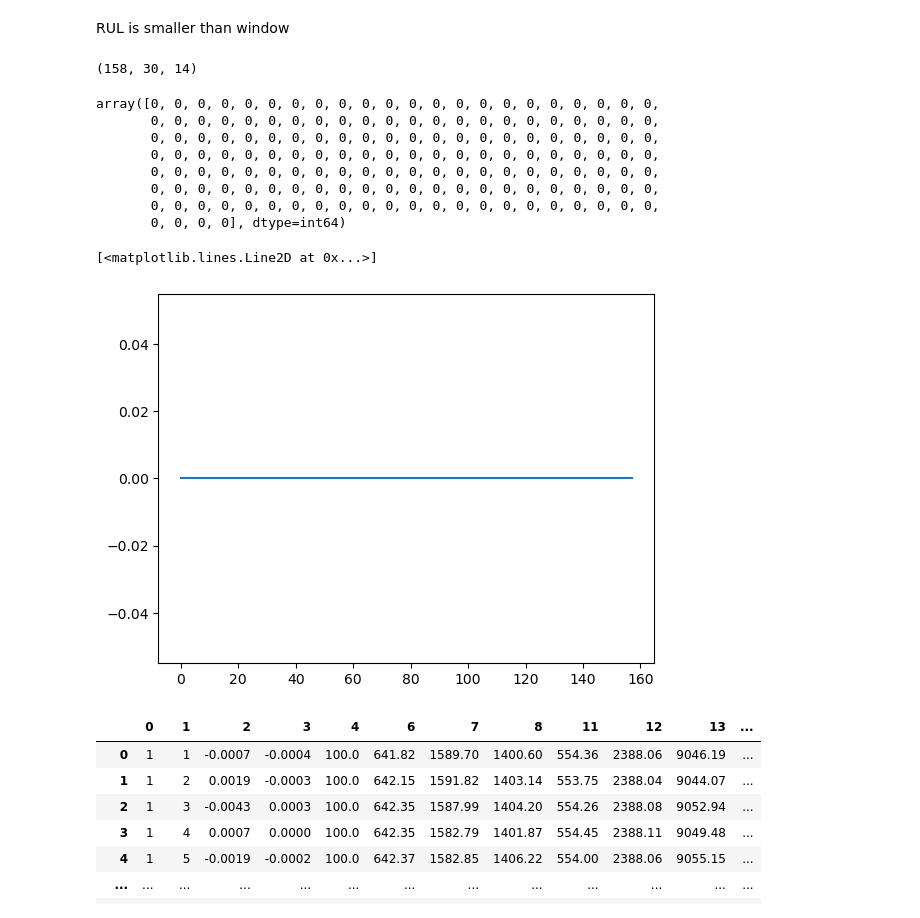
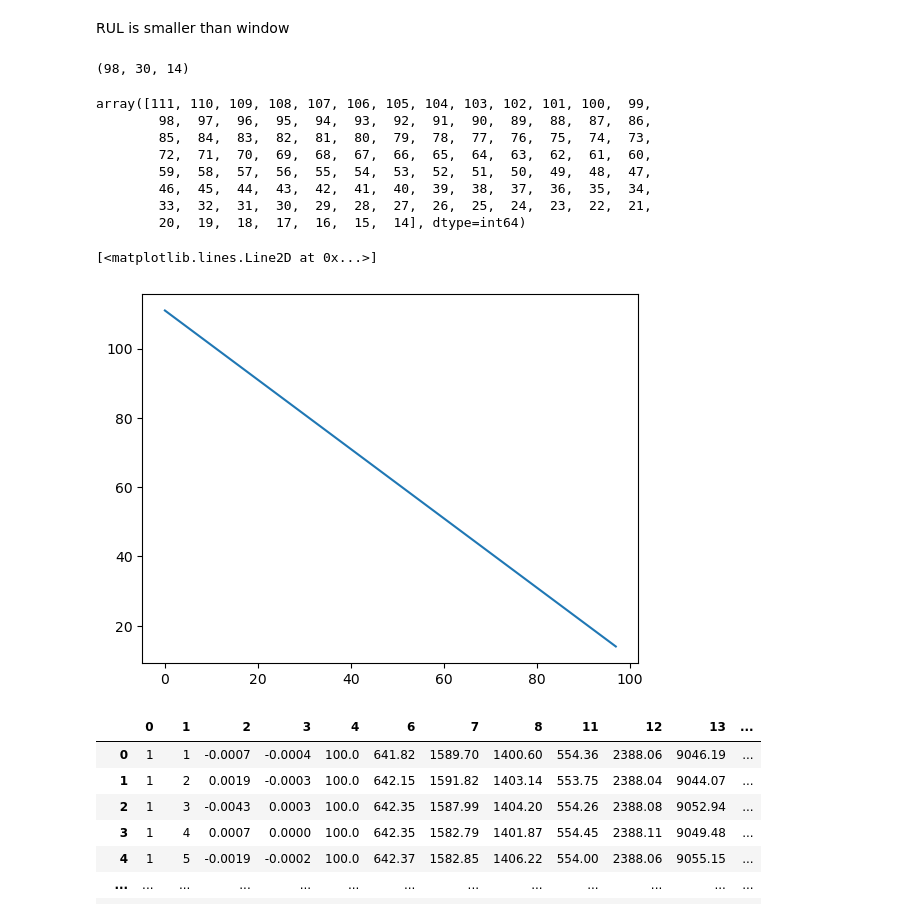
Before and after one commit to RangerCoF/CMPSS_RUL, a Jupyter notebook: main.ipynb, the cells around one changed output. Cells and saved outputs as stored; diff of their text form; code cells hidden in the pictures.

```diff
--- a/main.ipynb
+++ b/main.ipynb
@@ -73,25 +73,25 @@ train_label = np.array(train_label)
 # %% [markdown]
 RUL is smaller than window
 # %%
-train_X[train_unit==40].shape
+train_X[train_unit==39].shape
 # %% [output]
-(158, 30, 14)
+(98, 30, 14)
 # %%
-train_label[train_unit==40]
+train_label[train_unit==39]
 # %% [output]
-array([0, 0, 0, 0, 0, 0, 0, 0, 0, 0, 0, 0, 0, 0, 0, 0, 0, 0, 0, 0, 0, 0,
-       0, 0, 0, 0, 0, 0, 0, 0, 0, 0, 0, 0, 0, 0, 0, 0, 0, 0, 0, 0, 0, 0,
-       0, 0, 0, 0, 0, 0, 0, 0, 0, 0, 0, 0, 0, 0, 0, 0, 0, 0, 0, 0, 0, 0,
-       0, 0, 0, 0, 0, 0, 0, 0, 0, 0, 0, 0, 0, 0, 0, 0, 0, 0, 0, 0, 0, 0,
-       0, 0, 0, 0, 0, 0, 0, 0, 0, 0, 0, 0, 0, 0, 0, 0, 0, 0, 0, 0, 0, 0,
-       0, 0, 0, 0, 0, 0, 0, 0, 0, 0, 0, 0, 0, 0, 0, 0, 0, 0, 0, 0, 0, 0,
-       0, 0, 0, 0, 0, 0, 0, 0, 0, 0, 0, 0, 0, 0, 0, 0, 0, 0, 0, 0, 0, 0,
-       0, 0, 0, 0], dtype=int64)
+array([111, 110, 109, 108, 107, 106, 105, 104, 103, 102, 101, 100,  99,
+        98,  97,  96,  95,  94,  93,  92,  91,  90,  89,  88,  87,  86,
+        85,  84,  83,  82,  81,  80,  79,  78,  77,  76,  75,  74,  73,
+        72,  71,  70,  69,  68,  67,  66,  65,  64,  63,  62,  61,  60,
+        59,  58,  57,  56,  55,  54,  53,  52,  51,  50,  49,  48,  47,
+        46,  45,  44,  43,  42,  41,  40,  39,  38,  37,  36,  35,  34,
+        33,  32,  31,  30,  29,  28,  27,  26,  25,  24,  23,  22,  21,
+        20,  19,  18,  17,  16,  15,  14], dtype=int64)
 # %%
-plt.plot(train_label[train_unit==40])
+plt.plot(train_label[train_unit==39])
 # %% [output]
 [<matplotlib.lines.Line2D at 0x...>]
-[figure, old version]
+[figure, new version]
 # %%
 df_train[df_train.iloc[:, 0]==1]
 # %% [output]
```
